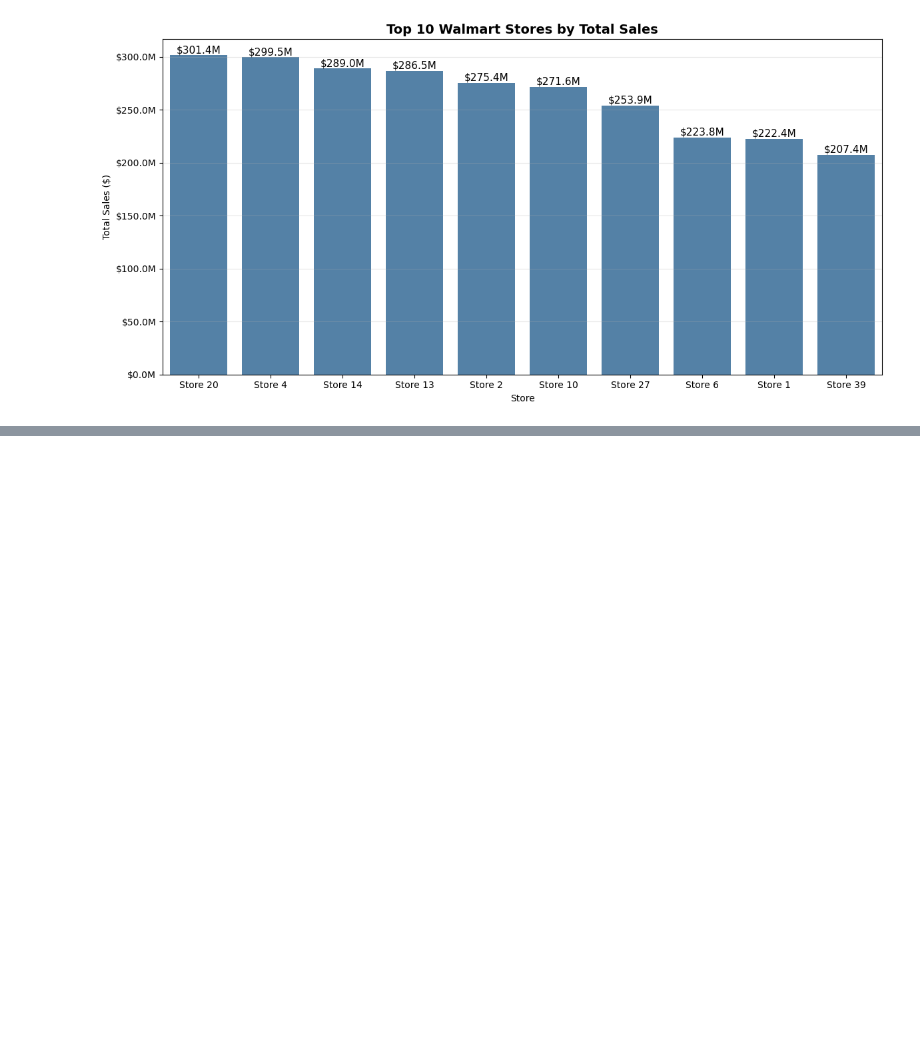
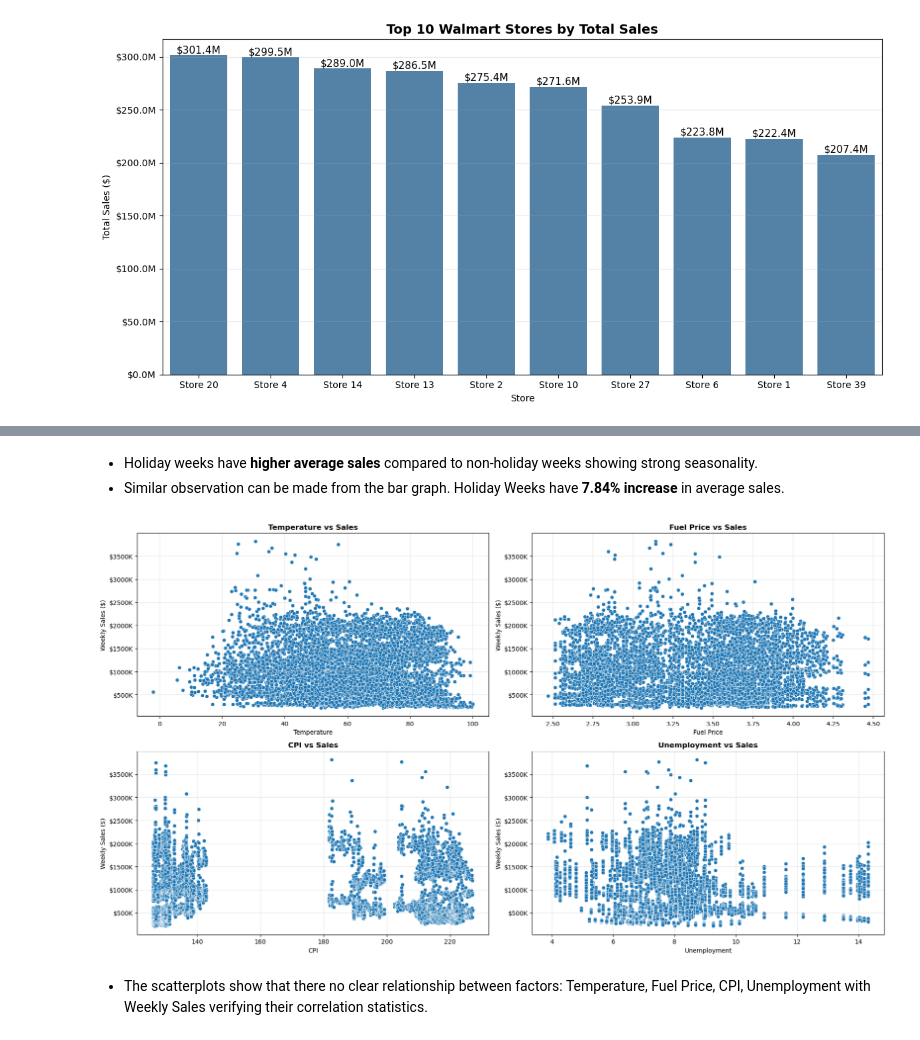
Before and after one commit to junaidazhar42/Walmart-Weekly-Sales-Forecasting-ARIMA-Prophet, a Jupyter notebook: main.ipynb, the cells around one changed output, grey strips where cells are left out. Saved outputs shown, nothing was run; the diff lists cells and outputs as text; code cells hidden in the pictures; blank space fills up the shorter version.

```diff
--- a/main.ipynb
+++ b/main.ipynb
@@ -208,0 +311,45 @@ plt.show()
+# %% [markdown]
+- Holiday weeks have **higher average sales** compared to non-holiday weeks showing strong seasonality.
+- Similar observation can be made from the bar graph. Holiday Weeks have **7.84% increase** in average sales.
+# %%
+# Other Factors Analysis with Sales
+fig, axes = plt.subplots(2, 2, figsize = (18, 10))
+
+# Temperature vs Sales
+sns.scatterplot(x = df['Temperature'], y = df['Weekly_Sales'], ax = axes[0, 0])
+axes[0, 0].set_title("Temperature vs Sales", fontweight = 'bold')
+axes[0, 0].set_xlabel("Temperature")
+axes[0, 0].set_ylabel("Weekly Sales ($)")
+axes[0, 0].yaxis.set_major_formatter(mticker.FuncFormatter(lambda x, _: f'${int(x/1e3):.0f}K'))
+axes[0, 0].grid(alpha = 0.3)
+
+# Fuel Price vs Sales
+sns.scatterplot(x = df['Fuel_Price'], y = df['Weekly_Sales'], ax = axes[0, 1])
+axes[0, 1].set_title("Fuel Price vs Sales", fontweight = 'bold')
+axes[0, 1].set_xlabel("Fuel Price")
+axes[0, 1].set_ylabel("Weekly Sales ($)")
+axes[0, 1].yaxis.set_major_formatter(mticker.FuncFormatter(lambda x, _: f'${int(x/1e3):.0f}K'))
+axes[0, 1].grid(alpha = 0.3)
+
+# CPI vs Sales
+sns.scatterplot(x = df['CPI'], y = df['Weekly_Sales'], ax = axes[1, 0])
+axes[1, 0].set_title("CPI vs Sales", fontweight = 'bold')
+axes[1, 0].set_xlabel("CPI")
+axes[1, 0].set_ylabel("Weekly Sales ($)")
+axes[1, 0].yaxis.set_major_formatter(mticker.FuncFormatter(lambda x, _: f'${int(x/1e3):.0f}K'))
+axes[1, 0].grid(alpha = 0.3)
+
+# Unemployment vs Sales
+sns.scatterplot(x = df['Unemployment'], y = df['Weekly_Sales'], ax = axes[1, 1])
+axes[1, 1].set_title("Unemployment vs Sales", fontweight = 'bold')
+axes[1, 1].set_xlabel("Unemployment")
+axes[1, 1].set_ylabel("Weekly Sales ($)")
+axes[1, 1].yaxis.set_major_formatter(mticker.FuncFormatter(lambda x, _: f'${int(x/1e3):.0f}K'))
+axes[1, 1].grid(alpha = 0.3)
+
+plt.tight_layout()
+plt.show()
+# %% [output]
+[figure, added]
+# %% [markdown]
+- The scatterplots show that there no clear relationship between factors: Temperature, Fuel Price, CPI, Unemployment with Weekly Sales verifying their correlation statistics.
```
Also changed, not shown: parts of 8 cells of this notebook.
